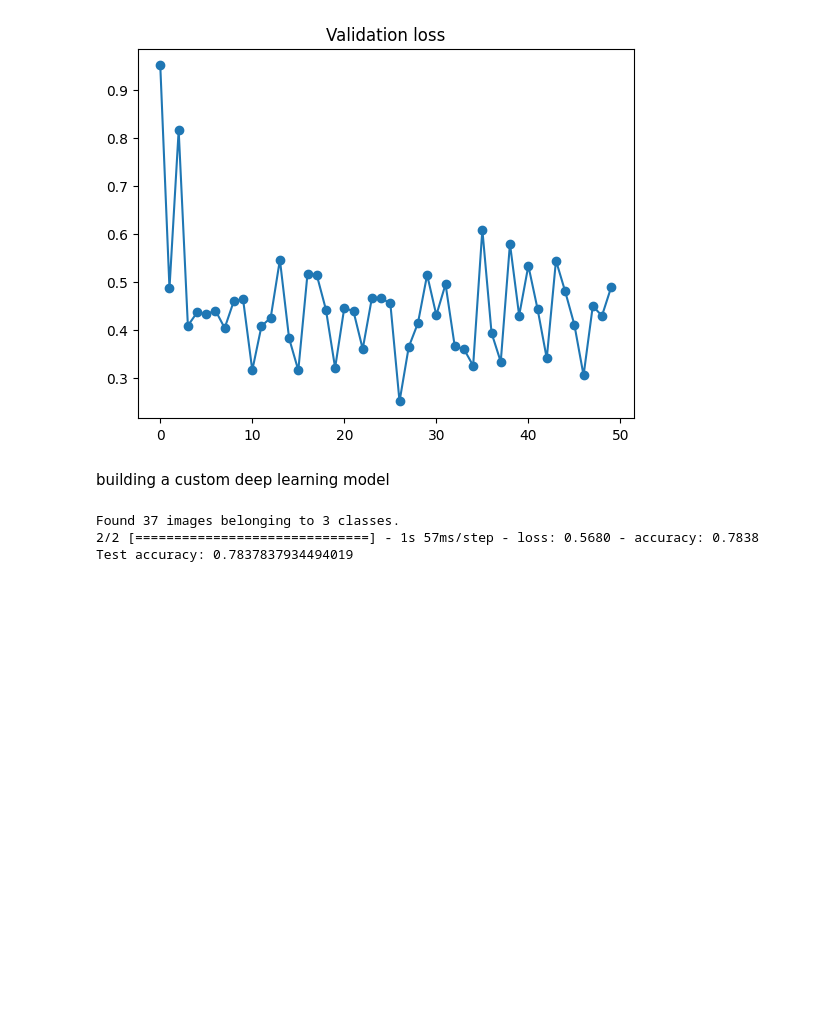
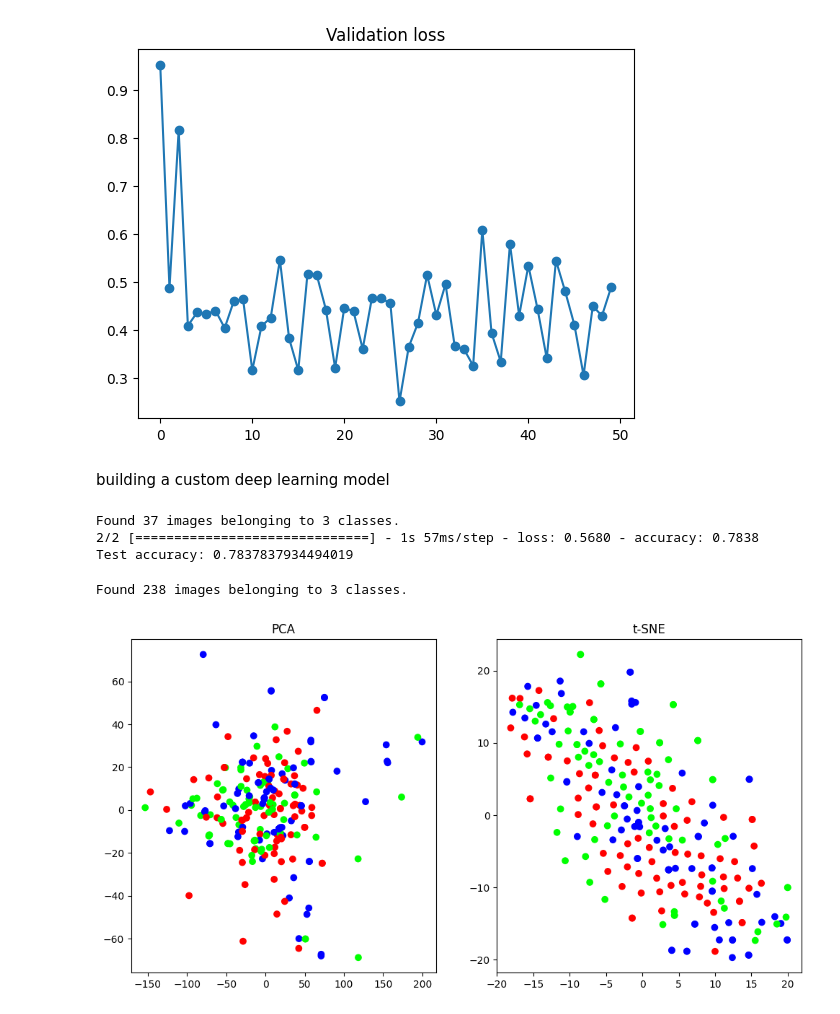
Before and after one commit to sanjay7178/WeedsBostonTrain, a Jupyter notebook: Boston_RESNET_final_notebook_submission.ipynb, the cells around one changed output. Cells and saved outputs as stored; diff of their text form; code cells hidden in the pictures; blank space fills up the shorter version.

```diff
--- a/Boston_RESNET_final_notebook_submission.ipynb
+++ b/Boston_RESNET_final_notebook_submission.ipynb
@@ -278,3 +278,63 @@ print('Test accuracy:', test_accuracy)
 Found 37 images belonging to 3 classes.
 2/2 [==============================] - 1s 57ms/step - loss: 0.5680 - accuracy: 0.7838
 Test accuracy: 0.7837837934494019
+# %%
+import numpy as np
+import matplotlib.pyplot as plt
+from tensorflow.keras.preprocessing.image import ImageDataGenerator
+from sklearn.decomposition import PCA
+from sklearn.manifold import TSNE
+
+# set the path to the train data
+train_data_path = 'output9/train'
+
+# set the batch size
+batch_size = 32
+
+# create a data generator for the train data
+train_data_gen = ImageDataGenerator(rescale=1./255)
+
+train_generator = train_data_gen.flow_from_directory(
+        train_data_path,
+        target_size=(224, 224),
+        batch_size=batch_size,
+        class_mode='categorical')
+
+# get the training data and labels
+train_data = []
+train_labels = []
+
+for i in range(len(train_generator)):
+    batch_data, batch_labels = train_generator[i]
+    train_data.append(batch_data)
+    train_labels.append(batch_labels)
+
+train_data = np.concatenate(train_data)
+train_labels = np.concatenate(train_labels)
+
+# flatten the training data
+train_data_flattened = train_data.reshape(train_data.shape[0], -1)
+
+# apply PCA to reduce the dimensionality of the training data
+pca = PCA(n_components=2)
+train_data_pca = pca.fit_transform(train_data_flattened)
+
+# apply t-SNE to further reduce the dimensionality of the training data
+tsne = TSNE(n_components=2)
+train_data_tsne = tsne.fit_transform(train_data_flattened)
+
+# plot the results using matplotlib
+plt.figure(figsize=(12, 6))
+
+plt.subplot(1, 2, 1)
+plt.scatter(train_data_pca[:, 0], train_data_pca[:, 1], c=train_labels)
+plt.title('PCA')
+
+plt.subplot(1, 2, 2)
+plt.scatter(train_data_tsne[:, 0], train_data_tsne[:, 1], c=train_labels)
+plt.title('t-SNE')
+
+plt.show()
+# %% [output]
+Found 238 images belonging to 3 classes.
+[figure, added]
```
